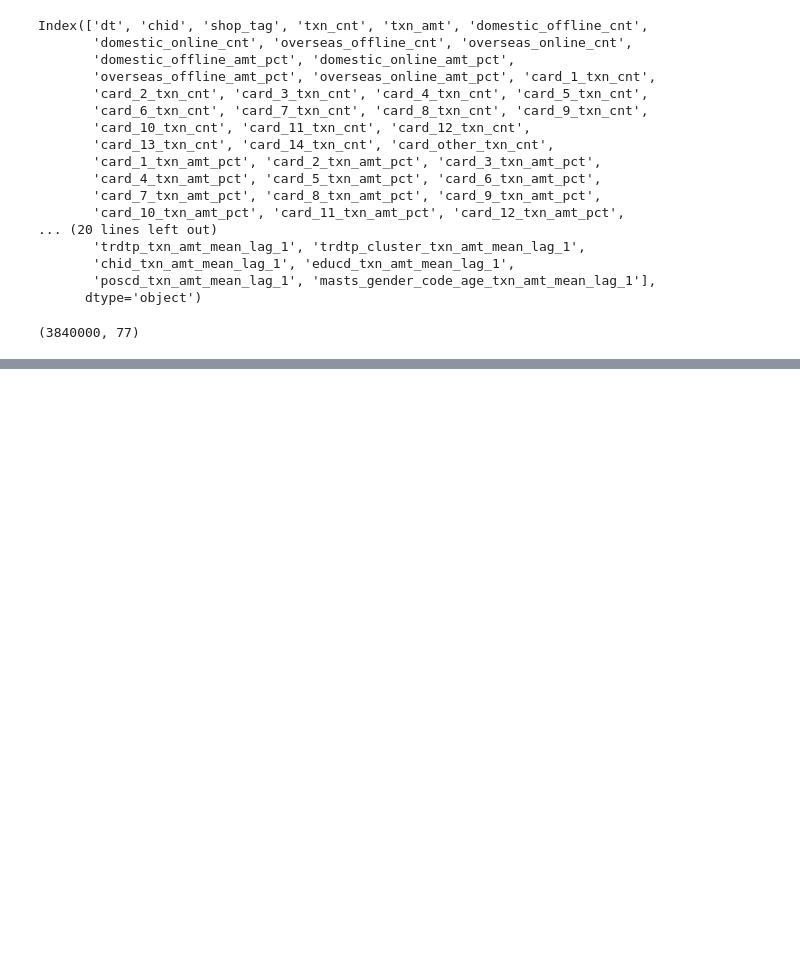
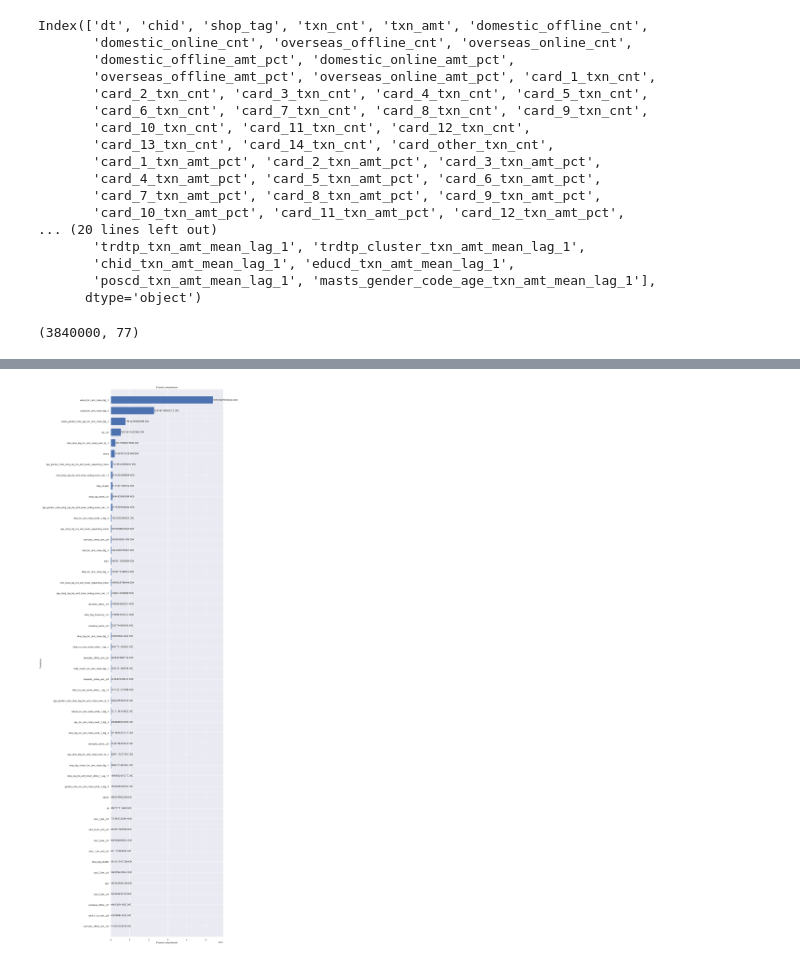
Before and after one commit to GallonShih/Projects, a Jupyter notebook: SideProject/07_E_SUN_2021_Winter_AI/workflow.ipynb, the cells around one changed output, grey strips where cells are left out. Cells and saved outputs as stored; diff of their text form; code cells hidden in the pictures; blank space fills up the shorter version.

```diff
--- a/SideProject/07_E_SUN_2021_Winter_AI/workflow.ipynb
+++ b/SideProject/07_E_SUN_2021_Winter_AI/workflow.ipynb
@@ -2,8 +2,8 @@
 import restructure_data
 import feature_engineer
 # %%
-data = restructure_data.DataRestructuring(df_train_path=r'D:\Gallon\Project\07_E_SUN_2021_Winter_AI\data\tbrain_cc_training_48tags_hash_final.csv',
-                         df_test_path=r'D:\Gallon\Project\07_E_SUN_2021_Winter_AI\data\需預測的顧客名單及提交檔案範例.csv',
+data = restructure_data.DataRestructuring(df_train_path=r'D:\Github\07_E_SUN_2021_Winter_AI\data\tbrain_cc_training_48tags_hash_final.csv',
+                                          df_test_path=r'D:\Github\07_E_SUN_2021_Winter_AI\data\需預測的顧客名單及提交檔案範例.csv',
                     start_index=0,
                     number=10000)
 data.execute()
@@ -96,6 +98,8 @@ Index(['dt', 'chid', 'shop_tag', 'txn_cnt', 'txn_amt', 'domestic_offline_cnt',
       dtype='object')
 # %%
 surplus_columns = [
+    "txn_cnt",
+    "slam",
     "masts",
     "educd",
     "trdtp",
@@ -210,0 +224,4 @@ MemoryError: Unable to allocate 994. MiB for an array with shape (74, 3520000) a
+# %%
+_ = lgbm.plot_importance(lgbooster, figsize=(10,50), height=0.7, importance_type="gain", max_num_features=50)
+# %% [output]
+[figure, added]
```
Also changed, not shown: parts of 21 cells of this notebook, 4 other files.
